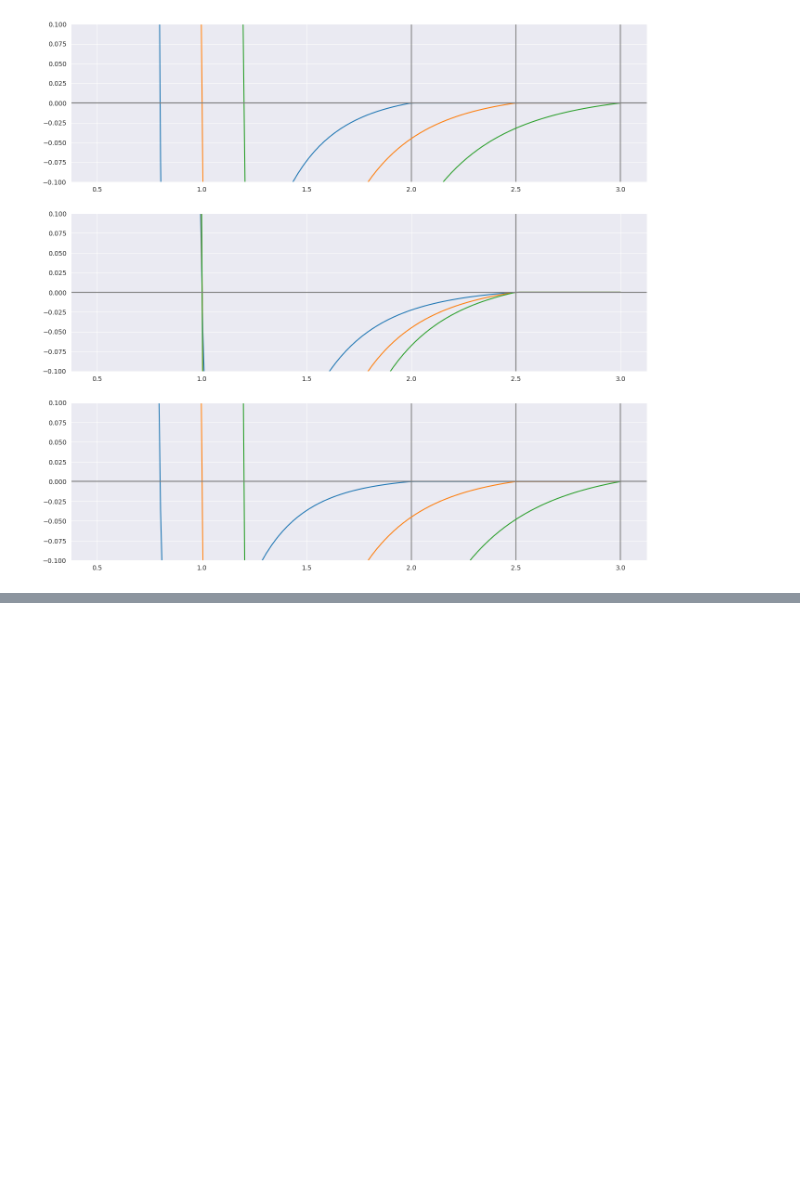
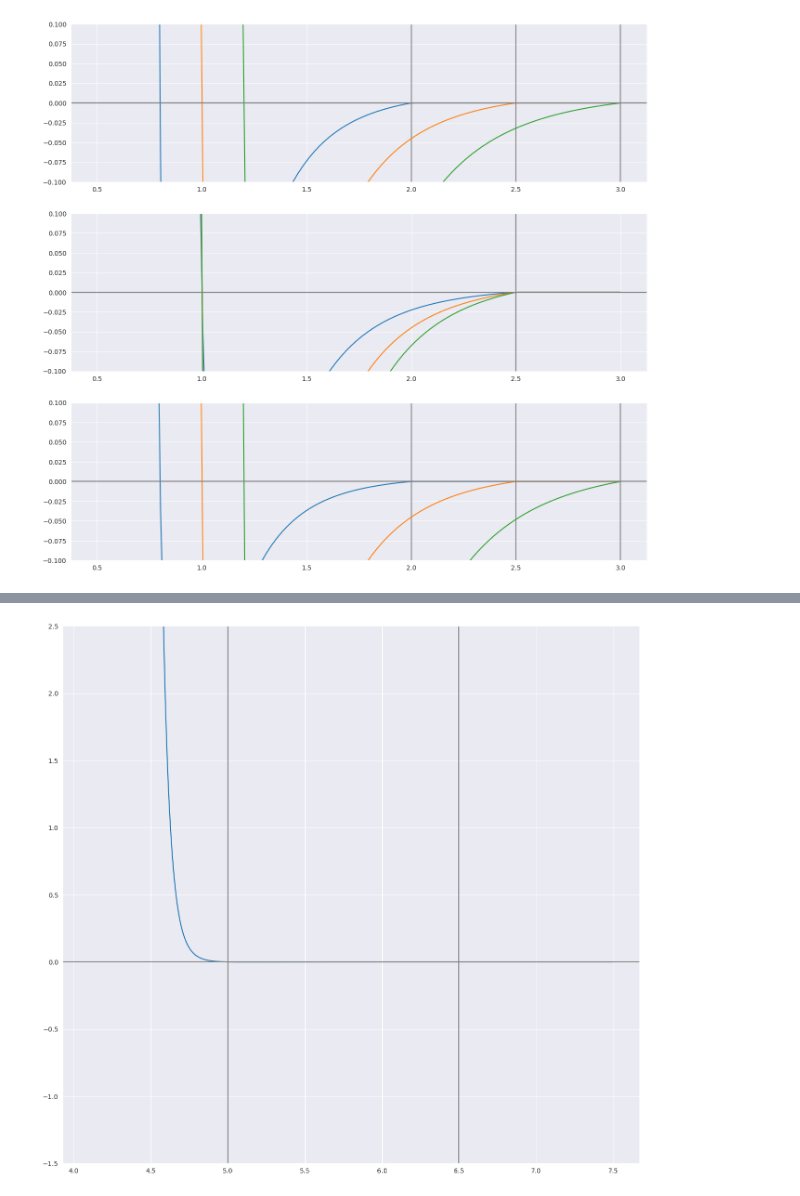
Before and after one commit to Smoren/molecular-python3, a Jupyter notebook: research/lennard_jones.ipynb, the cells around one changed output, grey strips where cells are left out. Cells and saved outputs as stored; diff of their text form; code cells hidden in the pictures; blank space fills up the shorter version.

```diff
--- a/research/lennard_jones.ipynb
+++ b/research/lennard_jones.ipynb
@@ -105,0 +126,31 @@ draw_plot_ljr(x, y, axes[2], 1.2)
+# %%
+def lennard_jones_potential_with_offset(r, sigma: float, eps: float, offset: float = 0) -> np.ndarray:
+    buf = (sigma / (r-offset))**6
+    return 4 * eps * (buf * buf - buf)
+
+def lennard_jones_potential_with_offset_truncated(r: np.ndarray, sigma: float, eps: float, offset: float = 0) -> np.ndarray:
+    rc = 2.5*sigma + offset
+    result = lennard_jones_potential_with_offset(r, sigma, eps, offset) - lennard_jones_potential_with_offset(np.array([rc]), sigma, eps, offset)
+    result[r > rc] = 0
+    return result
+# %%
+_, ax = plt.subplots(ncols=1, nrows=1, figsize=(16, 15))
+
+sigma = 1
+eps = 0.001
+offset = 4
+
+x = np.linspace(0.1+offset, 3.5+offset, 1000)
+y = lennard_jones_potential_with_offset_truncated(x, sigma, eps, offset) / sigma
+
+plot = sns.lineplot(
+    x=x,
+    y=y,
+    ax=ax,
+)
+plot.set_ylim(-1.5, 2.5)
+plot.axhline(y=0, color='grey')
+plot.axvline(x=2.5*sigma + offset, color='grey')
+plot.axvline(x=1+offset, color='grey');
+# %% [output]
+[figure, added]
```
Also changed, not shown: parts of 1 cell of this notebook, 2 other files.
